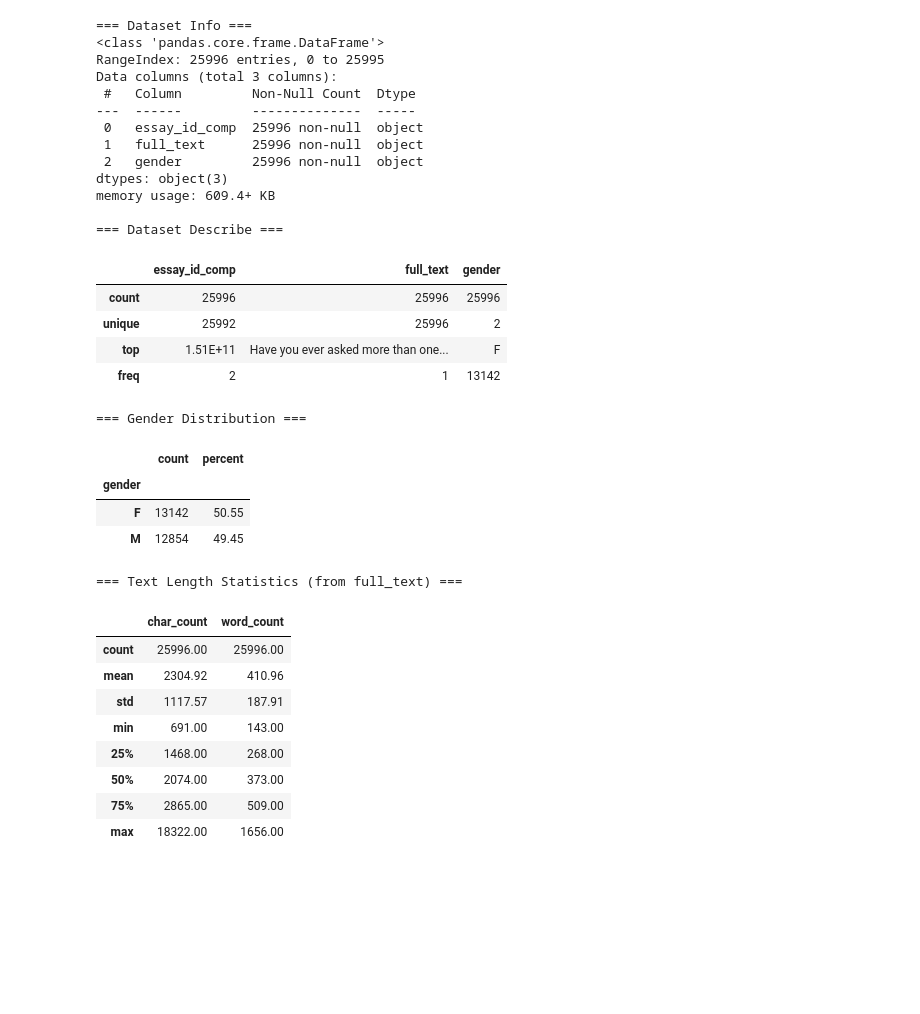
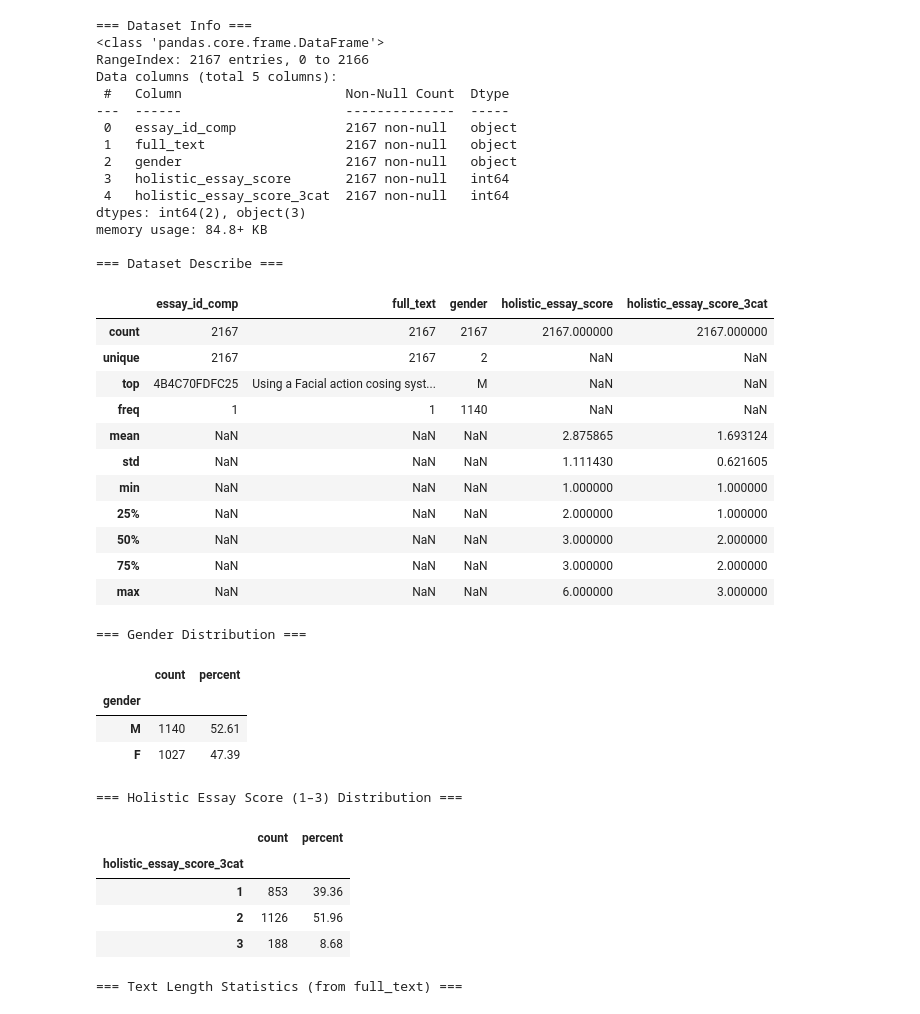
Before and after one commit to Guanyu0001/Assessing-Writing-Project, a Jupyter notebook: 02_DescriptiveAnalysis.ipynb, the cells around one changed output. Drawn from its saved outputs; the diff is of its cells as text; code cells hidden in the pictures; blank space fills up the shorter version.

```diff
--- a/02_DescriptiveAnalysis.ipynb
+++ b/02_DescriptiveAnalysis.ipynb
@@ -33,60 +33,78 @@ display(df.describe(include="all"))
 # -------------------------------
 print("\n=== Gender Distribution ===")
 if "gender" in df.columns:
     counts = df["gender"].value_counts(dropna=False).rename("count")
     perc = df["gender"].value_counts(normalize=True, dropna=False).mul(100).round(2).rename("percent")
     gender_table = pd.concat([counts, perc], axis=1)
     display(gender_table)
 else:
     print("Column 'gender' not found.")
 
 # -------------------------------
-# 4) Basic Text Length Statistics
+# 4) Holistic Essay Score (3-category) Distribution
+# -------------------------------
+print("\n=== Holistic Essay Score (1–3) Distribution ===")
+if "holistic_essay_score_3cat" in df.columns:
+    score_counts = df["holistic_essay_score_3cat"].value_counts().sort_index().rename("count")
+    score_perc = df["holistic_essay_score_3cat"].value_counts(normalize=True).sort_index().mul(100).round(2).rename("percent")
+    score_table = pd.concat([score_counts, score_perc], axis=1)
+    display(score_table)
+else:
+    print("Column 'holistic_essay_score_3cat' not found.")
+
+# -------------------------------
+# 5) Basic Text Length Statistics
 # -------------------------------
 print("\n=== Text Length Statistics (from full_text) ===")
 if "full_text" in df.columns:
     full_text = df["full_text"].fillna("").astype(str)
     char_count = full_text.str.len()
     word_count = full_text.str.split().str.len()
 
     summary = pd.DataFrame({
         "char_count": char_count.describe().round(2),
         "word_count": word_count.describe().round(2)
     })
     display(summary)
 else:
     print("Column 'full_text' not found.")
 # %% [output]
 === Dataset Info ===
 <class 'pandas.core.frame.DataFrame'>
-RangeIndex: 25996 entries, 0 to 25995
-Data columns (total 3 columns):
- #   Column         Non-Null Count  Dtype
----  ------         --------------  -----
- 0   essay_id_comp  25996 non-null  object
- 1   full_text      25996 non-null  object
- 2   gender         25996 non-null  object
-dtypes: object(3)
-memory usage: 609.4+ KB
+RangeIndex: 2167 entries, 0 to 2166
+Data columns (total 5 columns):
+ #   Column                     Non-Null Count  Dtype
+---  ------                     --------------  -----
+ 0   essay_id_comp              2167 non-null   object
+ 1   full_text                  2167 non-null   object
+ 2   gender                     2167 non-null   object
+ 3   holistic_essay_score       2167 non-null   int64
+ 4   holistic_essay_score_3cat  2167 non-null   int64
+dtypes: int64(2), object(3)
+memory usage: 84.8+ KB
 
 === Dataset Describe ===
-|  | essay_id_comp | full_text | gender |
-| count | 25996 | 25996 | 25996 |
-| unique | 25992 | 25996 | 2 |
-| top | 1.51E+11 | Have you ever asked more than one... | F |
-| freq | 2 | 1 | 13142 |
+|  | essay_id_comp | full_text | gender | holistic_essay_score | holistic_essay_score_3cat |
+| count | 2167 | 2167 | 2167 | 2167.000000 | 2167.000000 |
+| unique | 2167 | 2167 | 2 | NaN | NaN |
+| top | 4B4C70FDFC25 | Using a Facial action cosing syst... | M | NaN | NaN |
+| freq | 1 | 1 | 1140 | NaN | NaN |
+| mean | NaN | NaN | NaN | 2.875865 | 1.693124 |
+| std | NaN | NaN | NaN | 1.111430 | 0.621605 |
+| min | NaN | NaN | NaN | 1.000000 | 1.000000 |
+| 25% | NaN | NaN | NaN | 2.000000 | 1.000000 |
+| 50% | NaN | NaN | NaN | 3.000000 | 2.000000 |
+| 75% | NaN | NaN | NaN | 3.000000 | 2.000000 |
+| max | NaN | NaN | NaN | 6.000000 | 3.000000 |
 === Gender Distribution ===
 |  | count | percent |
 | gender |  |  |
-| F | 13142 | 50.55 |
-| M | 12854 | 49.45 |
+| M | 1140 | 52.61 |
+| F | 1027 | 47.39 |
-=== Text Length Statistics (from full_text) ===
+=== Holistic Essay Score (1–3) Distribution ===
-|  | char_count | word_count |
-| count | 25996.00 | 25996.00 |
-| mean | 2304.92 | 410.96 |
-| std | 1117.57 | 187.91 |
-| min | 691.00 | 143.00 |
-| 25% | 1468.00 | 268.00 |
-| 50% | 2074.00 | 373.00 |
-| 75% | 2865.00 | 509.00 |
-| max | 18322.00 | 1656.00 |
+|  | count | percent |
+| holistic_essay_score_3cat |  |  |
+| 1 | 853 | 39.36 |
+| 2 | 1126 | 51.96 |
+| 3 | 188 | 8.68 |
+=== Text Length Statistics (from full_text) ===
```
Also changed, not shown: parts of 1 cell of this notebook, 29 other files.
